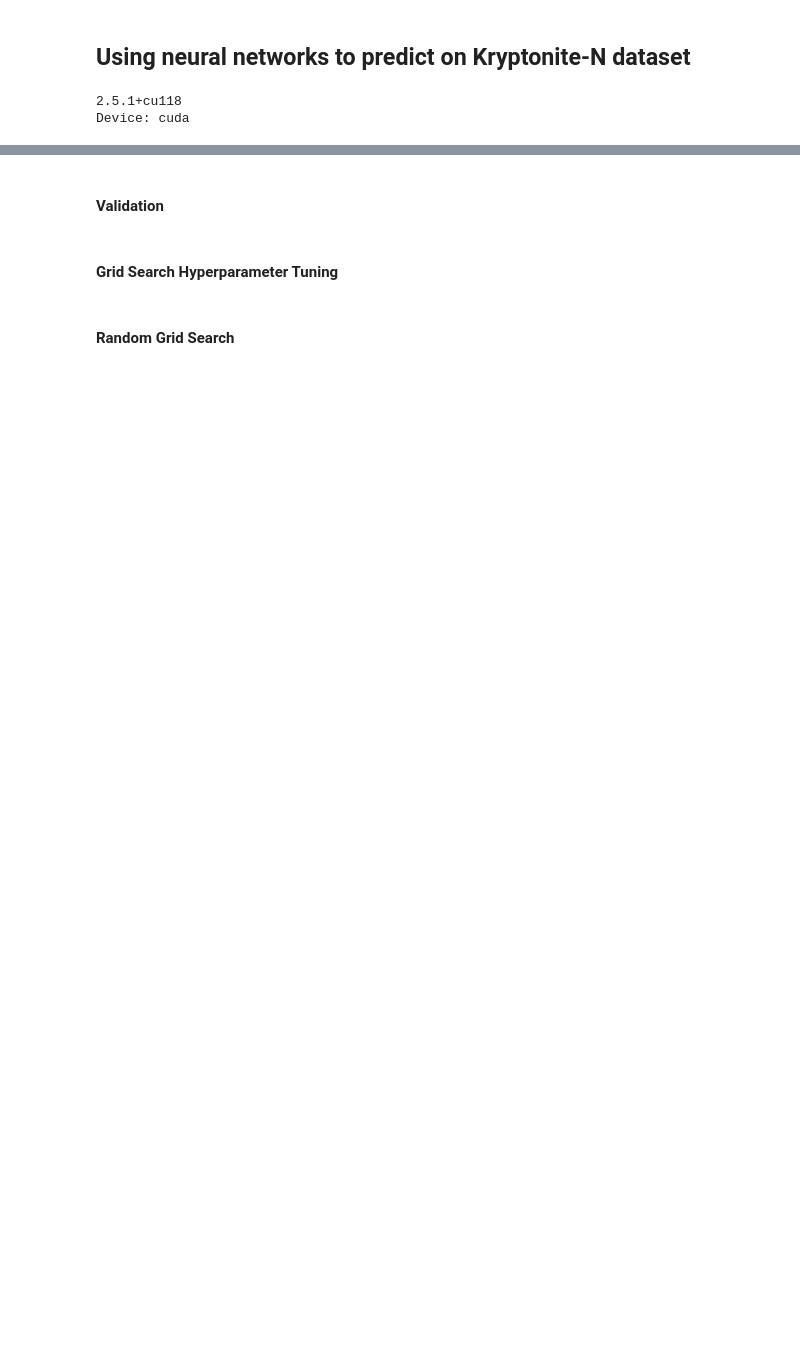
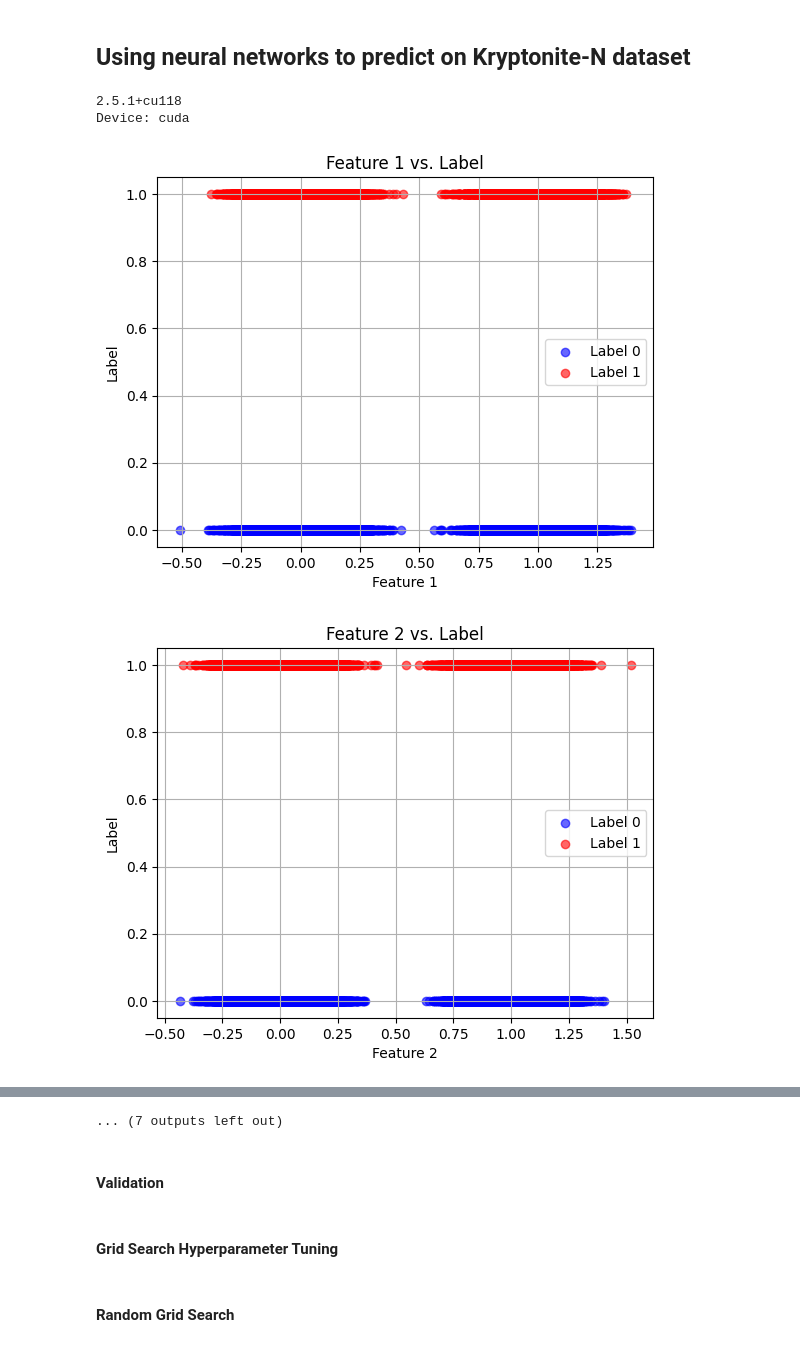
Before and after one commit to MartinNguyen03/ImpCML, a Jupyter notebook: kryptonite_nn.ipynb, the cells around one changed output, grey strips where cells are left out. Drawn from its saved outputs; the diff is of its cells as text; code cells hidden in the pictures; blank space fills up the shorter version.

```diff
--- a/kryptonite_nn.ipynb
+++ b/kryptonite_nn.ipynb
@@ -29,3 +29,37 @@ torch.backends.cudnn.benchmark = True
 # %% [output]
 2.5.1+cu118
 Device: cuda
+# %%
+import matplotlib.pyplot as plt
+
+
+def plot_features_vs_label(X, y):
+
+    n_samples, n_features = X.shape
+
+    assert y.shape == (n_samples,)
+    assert set(np.unique(y)).issubset({0, 1})
+
+    for i in range(n_features):
+        plt.figure()
+
+        plt.scatter(X[y == 0, i], [0] * sum(y == 0), color='blue', label='Label 0', alpha=0.6)
+        plt.scatter(X[y == 1, i], [1] * sum(y == 1), color='red', label='Label 1', alpha=0.6)
+
+        plt.xlabel(f'Feature {i+1}')
+        plt.ylabel('Label')
+        plt.title(f'Feature {i+1} vs. Label')
+        plt.legend()
+        plt.grid(True)
+
+        plt.show()
+
+
+n = 45
+X = np.load('Datasets/kryptonite-%s-X.npy'%(n))
+y = np.load('Datasets/kryptonite-%s-y.npy'%(n))
+
+plot_features_vs_label(X, y)
+# %% [output]
+[figure, added]
+[figure, added]
@@ -32,3 +76,4 @@ Device: cuda
+... (7 outputs left out)
 # %%
 class NeuralNetwork(nn.Module):
     def __init__(self, input_size=9, hidden_size=5, depth= 2):
```
Also changed, not shown: parts of 5 cells of this notebook.
